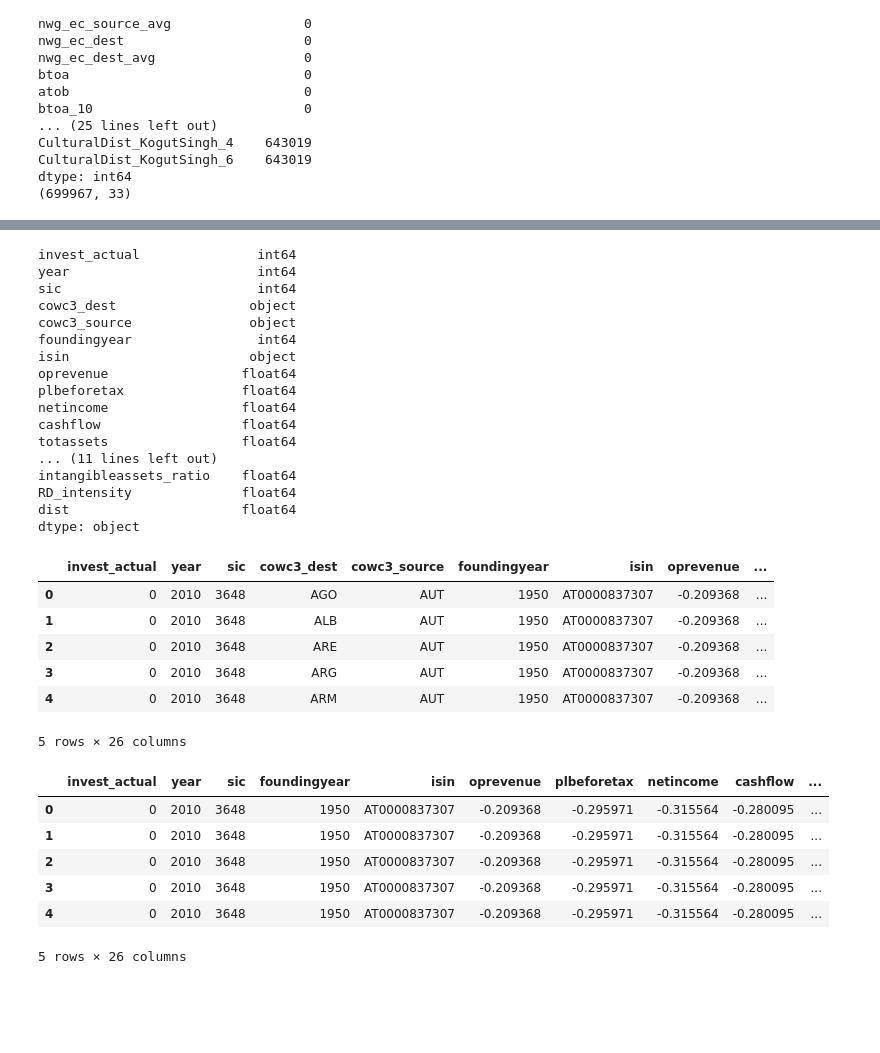
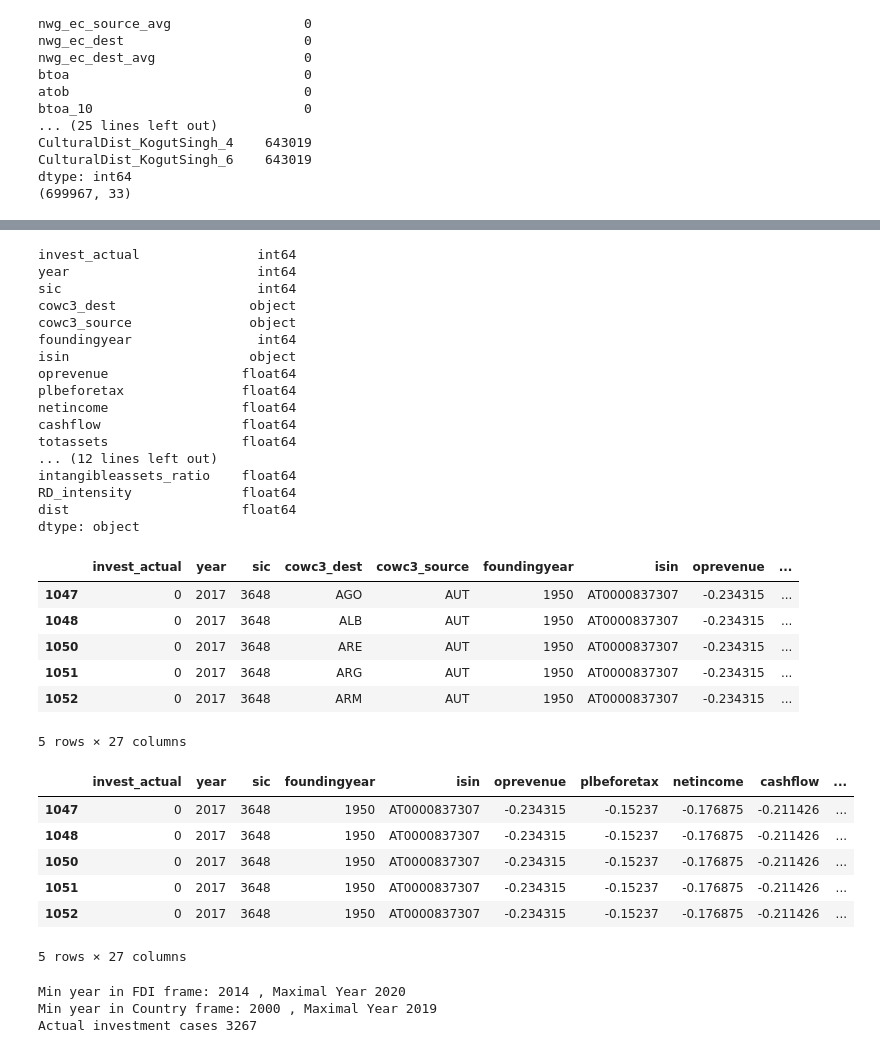
Before and after one commit to lukasthekid/investment-locations-lstm, a Jupyter notebook: preprocessing.ipynb, the cells around one changed output, grey strips where cells are left out. Cells and saved outputs as stored; diff of their text form; code cells hidden in the pictures; blank space fills up the shorter version.

```diff
--- a/preprocessing.ipynb
+++ b/preprocessing.ipynb
@@ -70,5 +112,5 @@ dtype: int64
 # %%
-df_fdi = pd.read_csv('data/fdi.csv')
+df_fdi = pd.read_csv('data/fdi_new.csv')
 print(df_fdi.shape)
 print(df_fdi.dtypes)
 print(df_fdi.columns)
@@ -207,46 +195,49 @@ dtype: object
 # %%
+# Replace infinite values with NaN
+df_fdi['productivity'] = df_fdi['productivity'].replace([np.inf, -np.inf], np.nan)
+df_fdi = df_fdi.dropna(subset=['productivity'])
+
 #preprocessing FDI data
 indicator = ['invest_actual','cowc3_source',
              'cowc3_dest', 'year', 'sic','foundingyear',
             'isin']
 scaler = StandardScaler()
 columns_to_scale = [col for col in df_fdi.columns if col not in indicator]
-# Fit and transform the scaler on the selected columns
 df_fdi[columns_to_scale] = scaler.fit_transform(df_fdi[columns_to_scale])
 
 #export the fdi scaler
 with open('data/model/fdi-scaler.pkl', 'wb') as f:
     pickle.dump(scaler, f)
 
 df_fdi['invest_actual']=df_fdi['invest_actual'].astype('int64')
 
 print(df_fdi.dtypes)
 df_fdi.head()
 # %% [output]
 invest_actual               int64
 year                        int64
 sic                         int64
 cowc3_dest                 object
 cowc3_source               object
 foundingyear                int64
 isin                       object
 oprevenue                 float64
 plbeforetax               float64
 netincome                 float64
 cashflow                  float64
 totassets                 float64
-... (11 lines left out)
+... (12 lines left out)
 intangibleassets_ratio    float64
 RD_intensity              float64
 dist                      float64
 dtype: object
 |  | invest_actual | year | sic | cowc3_dest | cowc3_source | foundingyear | isin | oprevenue | ... |
-| 0 | 0 | 2010 | 3648 | AGO | AUT | 1950 | AT0000837307 | -0.209368 | ... |
-| 1 | 0 | 2010 | 3648 | ALB | AUT | 1950 | AT0000837307 | -0.209368 | ... |
-| 2 | 0 | 2010 | 3648 | ARE | AUT | 1950 | AT0000837307 | -0.209368 | ... |
-| 3 | 0 | 2010 | 3648 | ARG | AUT | 1950 | AT0000837307 | -0.209368 | ... |
-| 4 | 0 | 2010 | 3648 | ARM | AUT | 1950 | AT0000837307 | -0.209368 | ... |
+| 1047 | 0 | 2017 | 3648 | AGO | AUT | 1950 | AT0000837307 | -0.234315 | ... |
+| 1048 | 0 | 2017 | 3648 | ALB | AUT | 1950 | AT0000837307 | -0.234315 | ... |
+| 1050 | 0 | 2017 | 3648 | ARE | AUT | 1950 | AT0000837307 | -0.234315 | ... |
+| 1051 | 0 | 2017 | 3648 | ARG | AUT | 1950 | AT0000837307 | -0.234315 | ... |
+| 1052 | 0 | 2017 | 3648 | ARM | AUT | 1950 | AT0000837307 | -0.234315 | ... |
-5 rows × 26 columns
+5 rows × 27 columns
 # %%
 # ISO 3 to ISO 2
 def convert_iso3_to_iso2(iso3):
@@ -265,9 +256,17 @@ df_fdi = df_fdi.drop(['cowc3_source','cowc3_dest'],axis=1)
 df_fdi.head()
 # %% [output]
 |  | invest_actual | year | sic | foundingyear | isin | oprevenue | plbeforetax | netincome | cashflow | ... |
-| 0 | 0 | 2010 | 3648 | 1950 | AT0000837307 | -0.209368 | -0.295971 | -0.315564 | -0.280095 | ... |
-| 1 | 0 | 2010 | 3648 | 1950 | AT0000837307 | -0.209368 | -0.295971 | -0.315564 | -0.280095 | ... |
-| 2 | 0 | 2010 | 3648 | 1950 | AT0000837307 | -0.209368 | -0.295971 | -0.315564 | -0.280095 | ... |
-| 3 | 0 | 2010 | 3648 | 1950 | AT0000837307 | -0.209368 | -0.295971 | -0.315564 | -0.280095 | ... |
-| 4 | 0 | 2010 | 3648 | 1950 | AT0000837307 | -0.209368 | -0.295971 | -0.315564 | -0.280095 | ... |
+| 1047 | 0 | 2017 | 3648 | 1950 | AT0000837307 | -0.234315 | -0.15237 | -0.176875 | -0.211426 | ... |
+| 1048 | 0 | 2017 | 3648 | 1950 | AT0000837307 | -0.234315 | -0.15237 | -0.176875 | -0.211426 | ... |
+| 1050 | 0 | 2017 | 3648 | 1950 | AT0000837307 | -0.234315 | -0.15237 | -0.176875 | -0.211426 | ... |
+| 1051 | 0 | 2017 | 3648 | 1950 | AT0000837307 | -0.234315 | -0.15237 | -0.176875 | -0.211426 | ... |
+| 1052 | 0 | 2017 | 3648 | 1950 | AT0000837307 | -0.234315 | -0.15237 | -0.176875 | -0.211426 | ... |
-5 rows × 26 columns
+5 rows × 27 columns
+# %%
+print('Min year in FDI frame:', df_fdi['year'].min(), ', Maximal Year', df_fdi['year'].max())
+print('Min year in Country frame:', df_country['year'].min(), ', Maximal Year', df_country['year'].max())
+print('Actual investment cases', df_fdi[df_fdi['invest_actual'] == 1]['invest_actual'].count())
+# %% [output]
+Min year in FDI frame: 2014 , Maximal Year 2020
+Min year in Country frame: 2000 , Maximal Year 2019
+Actual investment cases 3267
```
Also changed, not shown: parts of 10 cells of this notebook, 52 other files.
